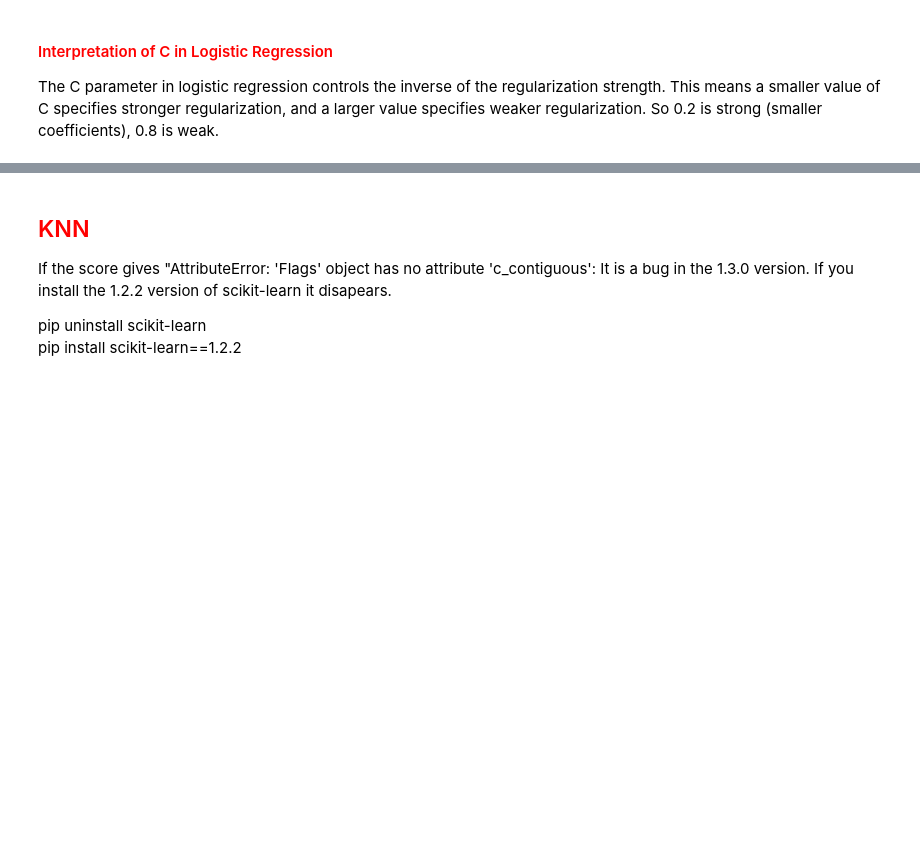
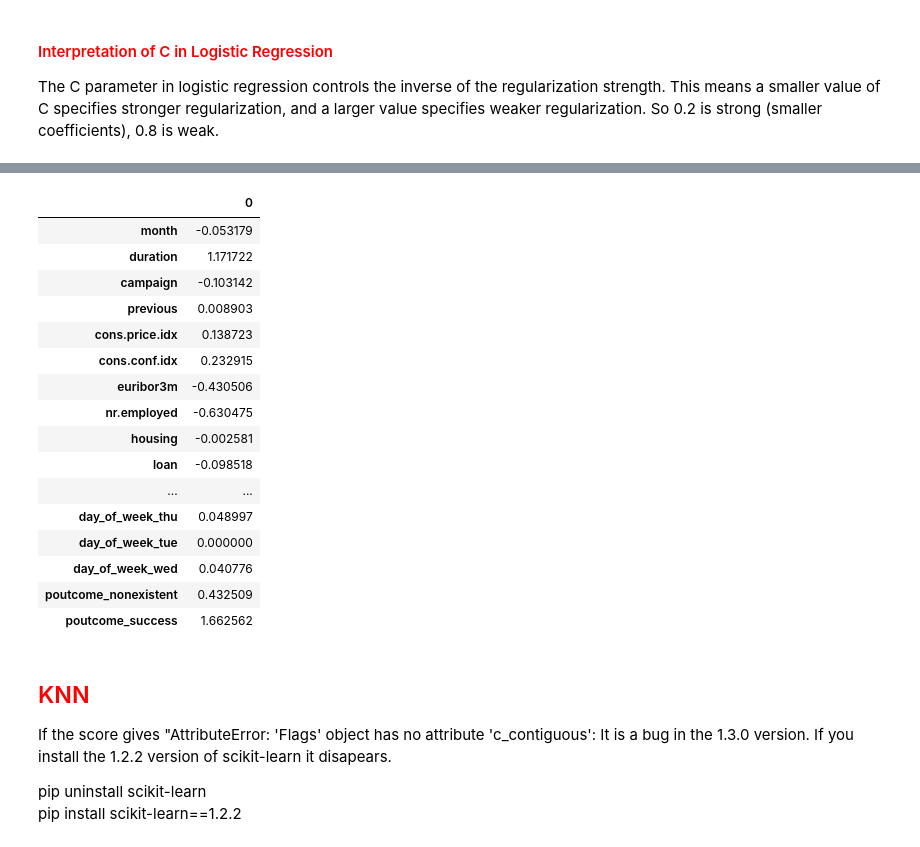
Before and after one commit to alibrizz/bdmn_exam_group3, a Jupyter notebook: Final Project_ MAIN.ipynb, the cells around one changed output, grey strips where cells are left out. Saved outputs shown, nothing was run; the diff lists cells and outputs as text; code cells hidden in the pictures; blank space fills up the shorter version.

```diff
--- a/Final Project_ MAIN.ipynb
+++ b/Final Project_ MAIN.ipynb
@@ -553,11 +574,29 @@ print(f"Validation Accuracy with best model: {best_lr_model.score(X_val_standard
 # %%
 coefficient = best_lr_model.coef_
 
 coeff = pd.DataFrame(coefficient)
-columns = X_train.columns
+columns = X_train_standardized.columns
 coeff.columns = columns
 coeff = coeff.transpose(copy=False)
 coeff
+# %% [output]
+|  | 0 |
+| month | -0.053179 |
+| duration | 1.171722 |
+| campaign | -0.103142 |
+| previous | 0.008903 |
+| cons.price.idx | 0.138723 |
+| cons.conf.idx | 0.232915 |
+| euribor3m | -0.430506 |
+| nr.employed | -0.630475 |
+| housing | -0.002581 |
+| loan | -0.098518 |
+| ... | ... |
+| day_of_week_thu | 0.048997 |
+| day_of_week_tue | 0.000000 |
+| day_of_week_wed | 0.040776 |
+| poutcome_nonexistent | 0.432509 |
+| poutcome_success | 1.662562 |
 # %% [markdown]
 <h2 style="color:red;">KNN</h2>
 
```
Also changed, not shown: parts of 46 cells of this notebook.
